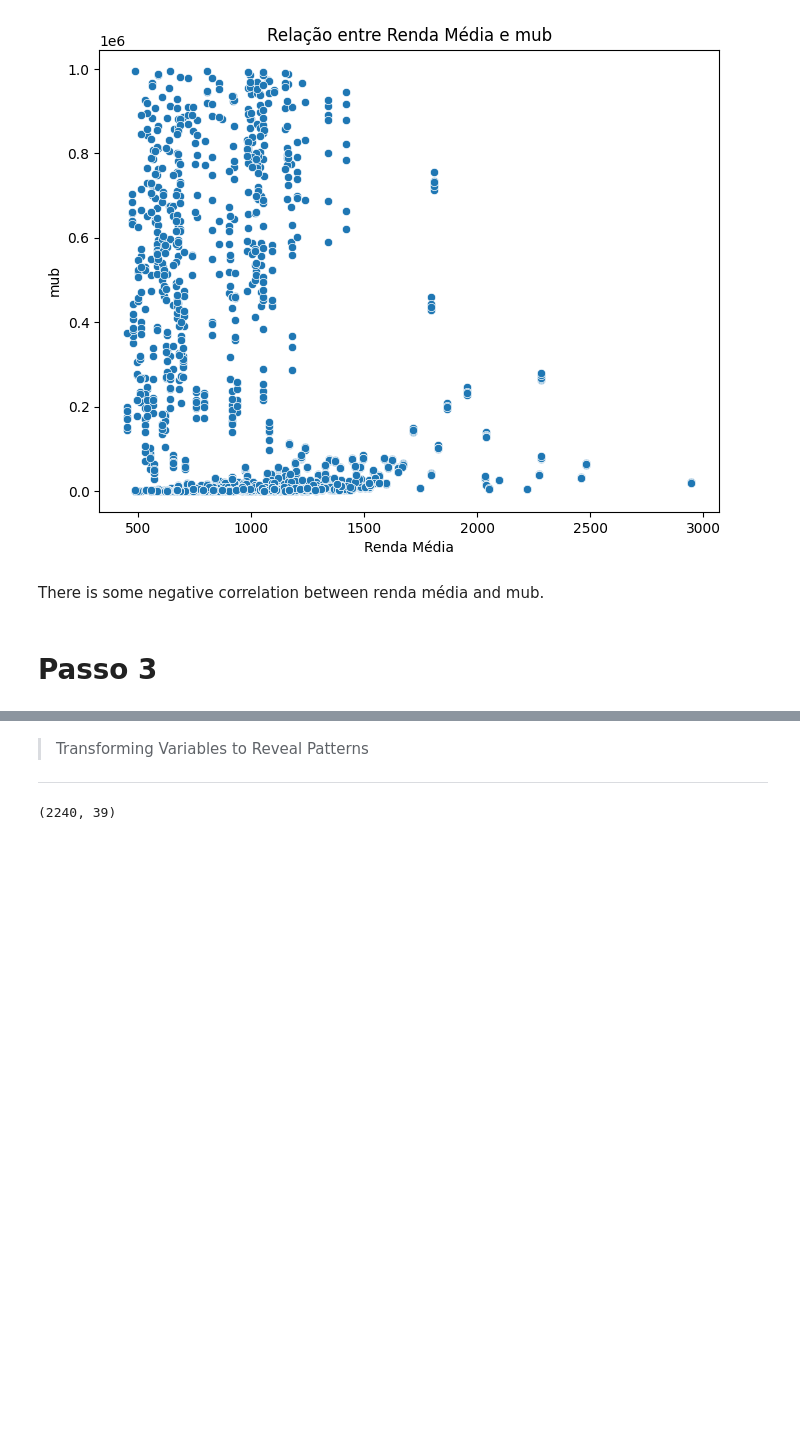
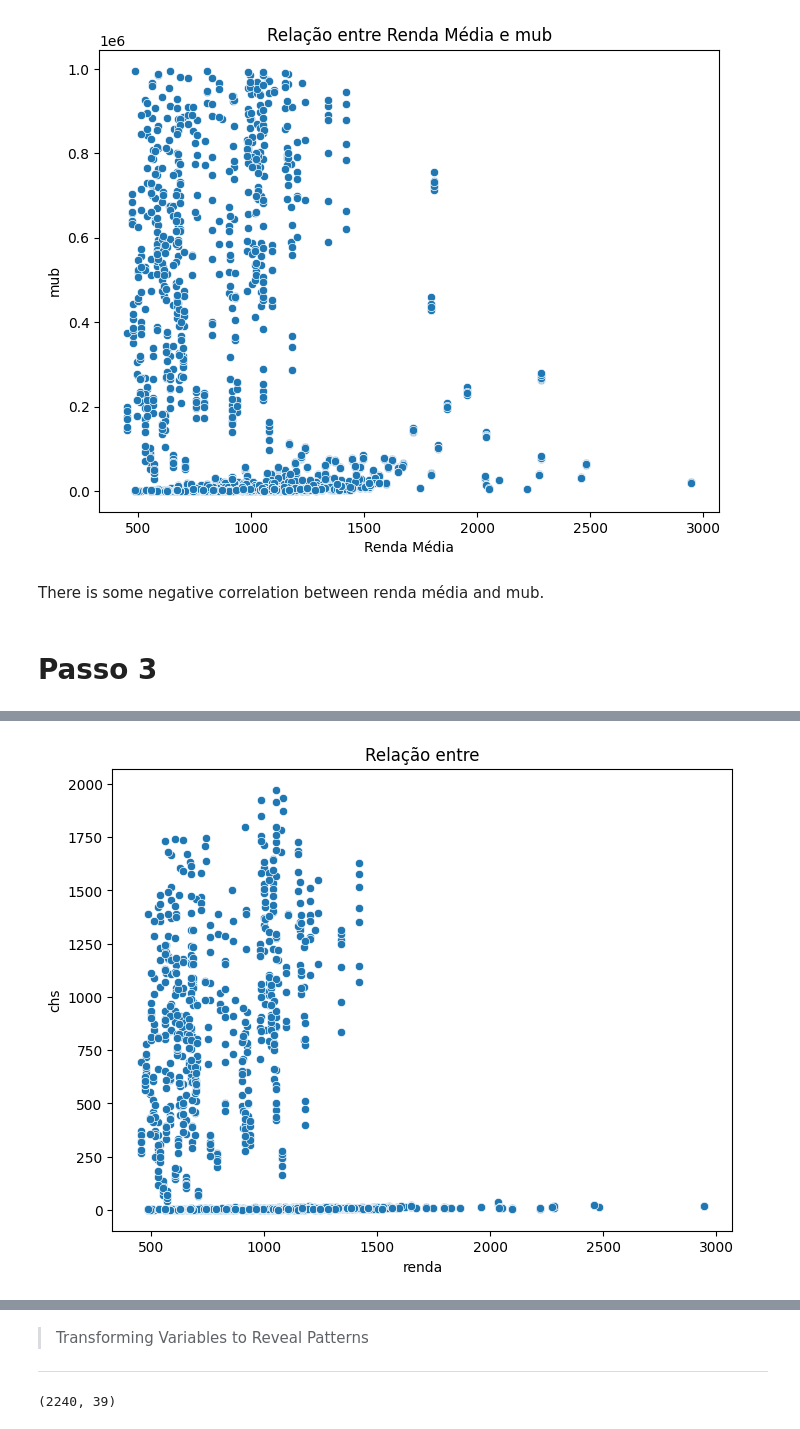
Before and after one commit to j4-metrics/Case-Ifood---Data-Analyst, a Jupyter notebook: PS_Ifood_Data_Analyst.ipynb, the cells around one changed output, grey strips where cells are left out. Saved outputs shown, nothing was run; the diff lists cells and outputs as text; code cells hidden in the pictures; blank space fills up the shorter version.

```diff
--- a/PS_Ifood_Data_Analyst.ipynb
+++ b/PS_Ifood_Data_Analyst.ipynb
@@ -240,0 +290,9 @@ There is some negative correlation between renda média and mub.
+# %%
+plt.figure(figsize=(8, 6))
+sns.scatterplot(data=df, x='renda_media', y='chs')
+plt.title(f'Relação entre')
+plt.xlabel(f'renda')
+plt.ylabel(f'chs')
+plt.show()
+# %% [output]
+[figure, added]
```
Also changed, not shown: parts of 6 cells of this notebook, 1 other file.
